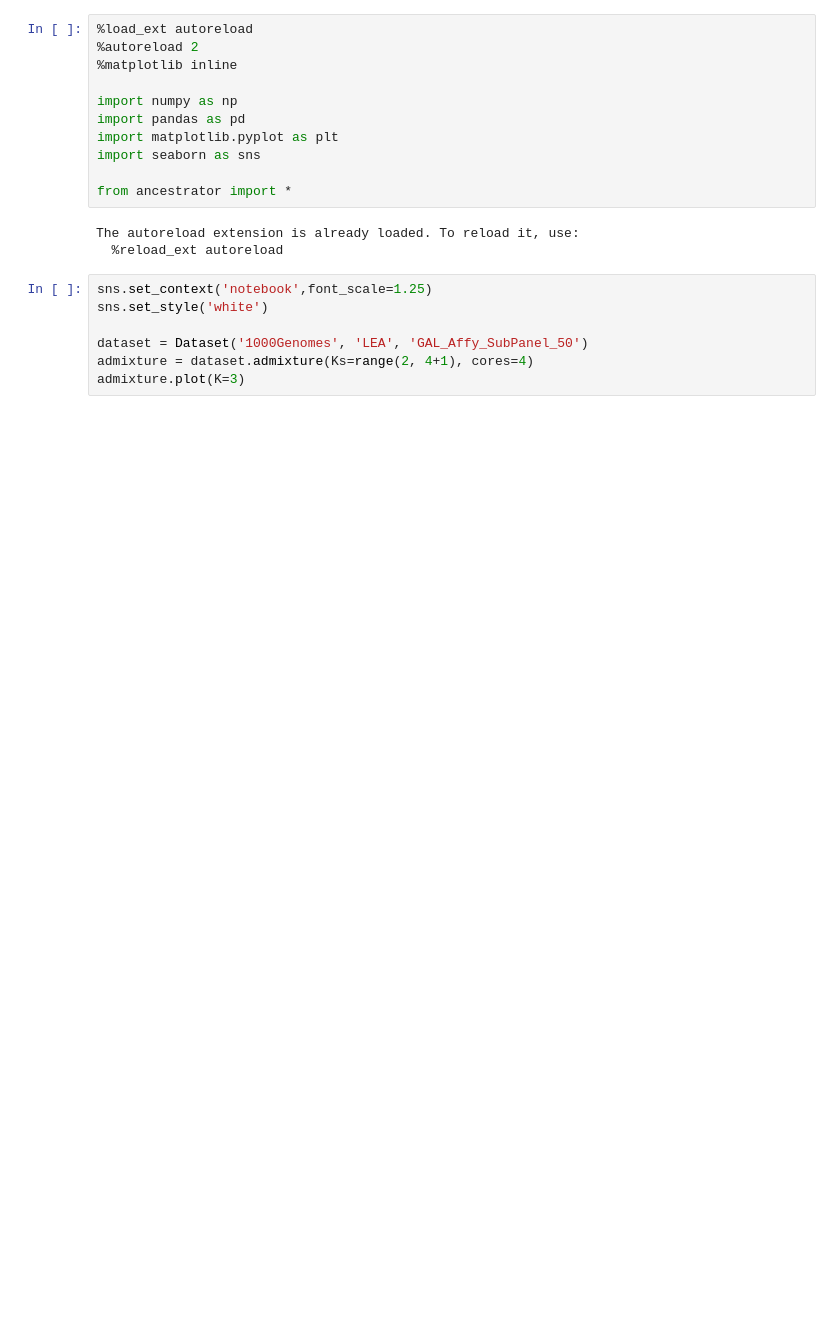
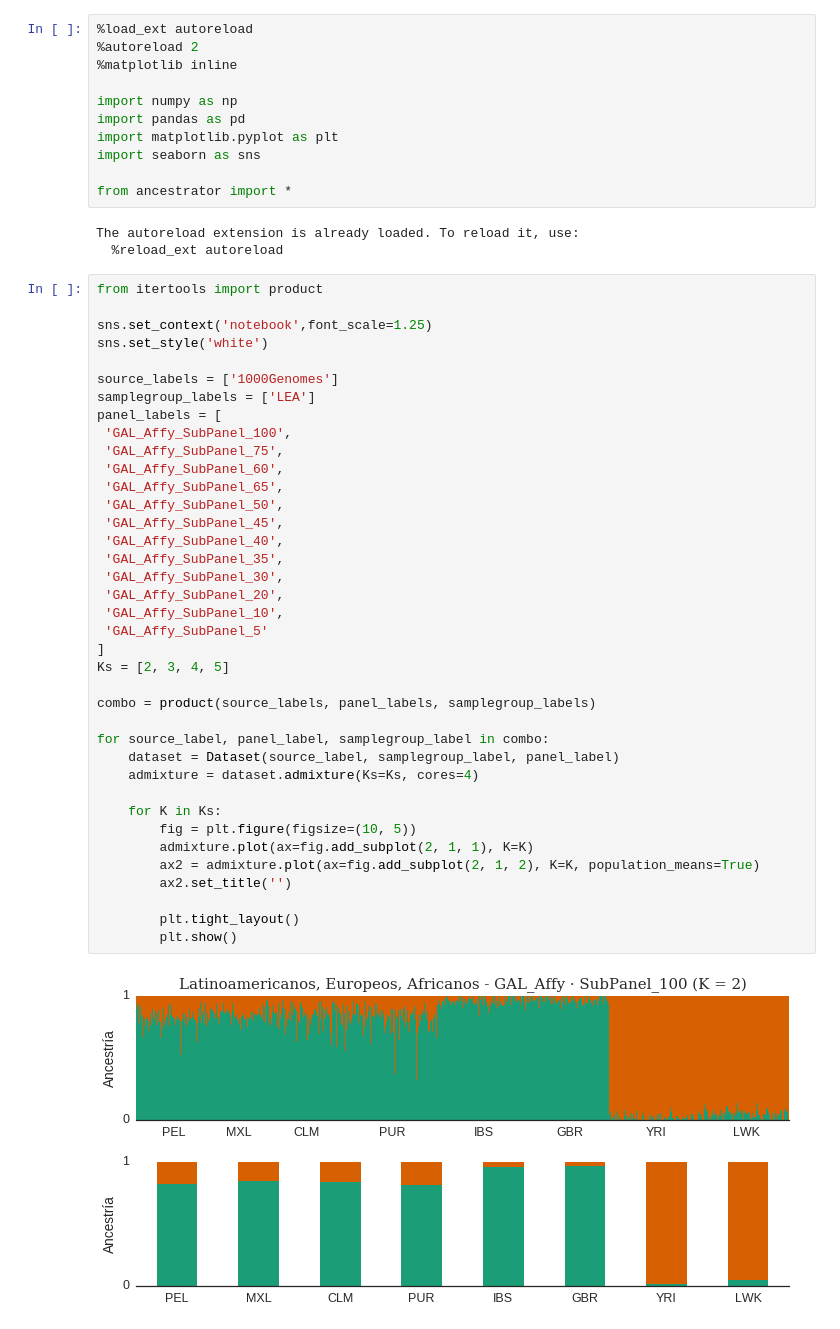
Before and after one commit to jmberros/ancestrator, a Jupyter notebook: admixture.ipynb, the cells around one changed output. Drawn from its saved outputs; the diff is of its cells as text; blank space fills up the shorter version.

Commit message:
admixture population means

```diff
--- a/admixture.ipynb
+++ b/admixture.ipynb
@@ -12,10 +12,43 @@ from ancestrator import *
 # %% [output]
 The autoreload extension is already loaded. To reload it, use:
   %reload_ext autoreload
-# %%
-sns.set_context('notebook',font_scale=1.25)
-sns.set_style('white')
-
-dataset = Dataset('1000Genomes', 'LEA', 'GAL_Affy_SubPanel_50')
-admixture = dataset.admixture(Ks=range(2, 4+1), cores=4)
-admixture.plot(K=3)
+# %%
+from itertools import product
+
+sns.set_context('notebook',font_scale=1.25)
+sns.set_style('white')
+
+source_labels = ['1000Genomes']
+samplegroup_labels = ['LEA']
+panel_labels = [
+ 'GAL_Affy_SubPanel_100',
+ 'GAL_Affy_SubPanel_75',
+ 'GAL_Affy_SubPanel_60',
+ 'GAL_Affy_SubPanel_65',
+ 'GAL_Affy_SubPanel_50',
+ 'GAL_Affy_SubPanel_45',
+ 'GAL_Affy_SubPanel_40',
+ 'GAL_Affy_SubPanel_35',
+ 'GAL_Affy_SubPanel_30',
+ 'GAL_Affy_SubPanel_20',
+ 'GAL_Affy_SubPanel_10',
+ 'GAL_Affy_SubPanel_5'
+]
+Ks = [2, 3, 4, 5]
+
+combo = product(source_labels, panel_labels, samplegroup_labels)
+
+for source_label, panel_label, samplegroup_label in combo:
+    dataset = Dataset(source_label, samplegroup_label, panel_label)
+    admixture = dataset.admixture(Ks=Ks, cores=4)
+
+    for K in Ks:
+        fig = plt.figure(figsize=(10, 5))
+        admixture.plot(ax=fig.add_subplot(2, 1, 1), K=K)
+        ax2 = admixture.plot(ax=fig.add_subplot(2, 1, 2), K=K, population_means=True)
+        ax2.set_title('')
+
+        plt.tight_layout()
+        plt.show()
+# %% [output]
+[figure, added]
```
Also changed, not shown: parts of 1 cell of this notebook, 3 other files.
